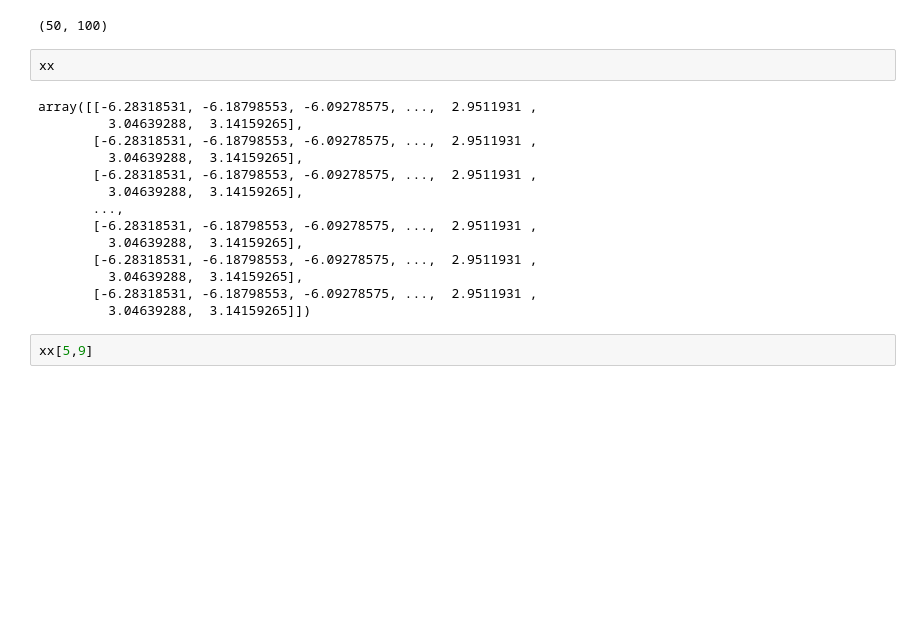
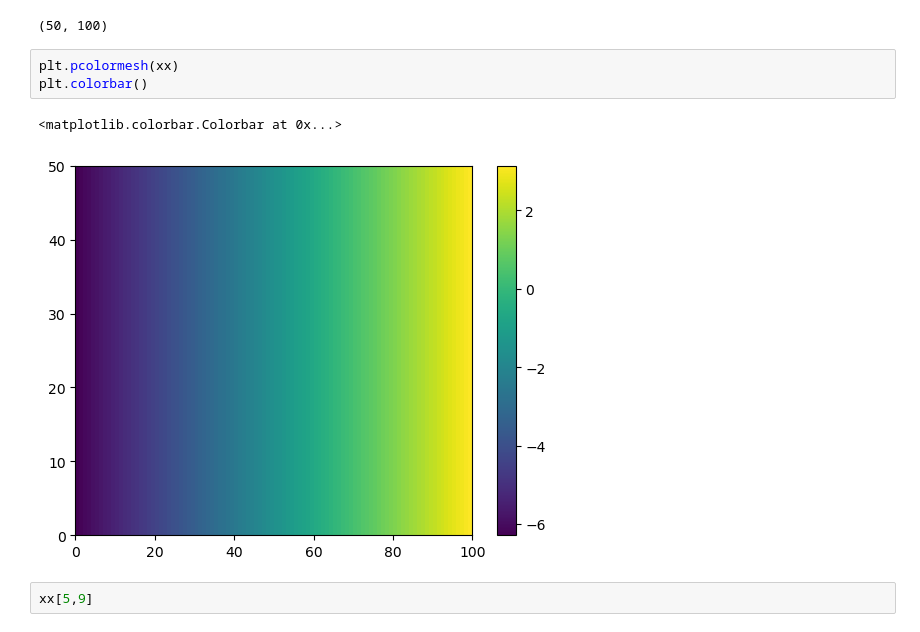
Before and after one commit to dmw2166/CES-2024-online, a Jupyter notebook: class_notes/sep24.ipynb, the cells around one changed output. Saved outputs shown, nothing was run; the diff lists cells and outputs as text; blank space fills up the shorter version.

```diff
--- a/class_notes/sep24.ipynb
+++ b/class_notes/sep24.ipynb
@@ -84,21 +85,11 @@ xx.shape
 # %% [output]
 (50, 100)
 # %%
-xx
+plt.pcolormesh(xx)
+plt.colorbar()
 # %% [output]
-array([[-6.28318531, -6.18798553, -6.09278575, ...,  2.9511931 ,
-         3.04639288,  3.14159265],
-       [-6.28318531, -6.18798553, -6.09278575, ...,  2.9511931 ,
-         3.04639288,  3.14159265],
-       [-6.28318531, -6.18798553, -6.09278575, ...,  2.9511931 ,
-         3.04639288,  3.14159265],
-       ...,
-       [-6.28318531, -6.18798553, -6.09278575, ...,  2.9511931 ,
-         3.04639288,  3.14159265],
-       [-6.28318531, -6.18798553, -6.09278575, ...,  2.9511931 ,
-         3.04639288,  3.14159265],
-       [-6.28318531, -6.18798553, -6.09278575, ...,  2.9511931 ,
-         3.04639288,  3.14159265]])
+<matplotlib.colorbar.Colorbar at 0x...>
+[figure, added]
 # %%
 xx[5,9]
 # %% [output]
```
Also changed, not shown: parts of 1 cell of this notebook, 1 other file.
